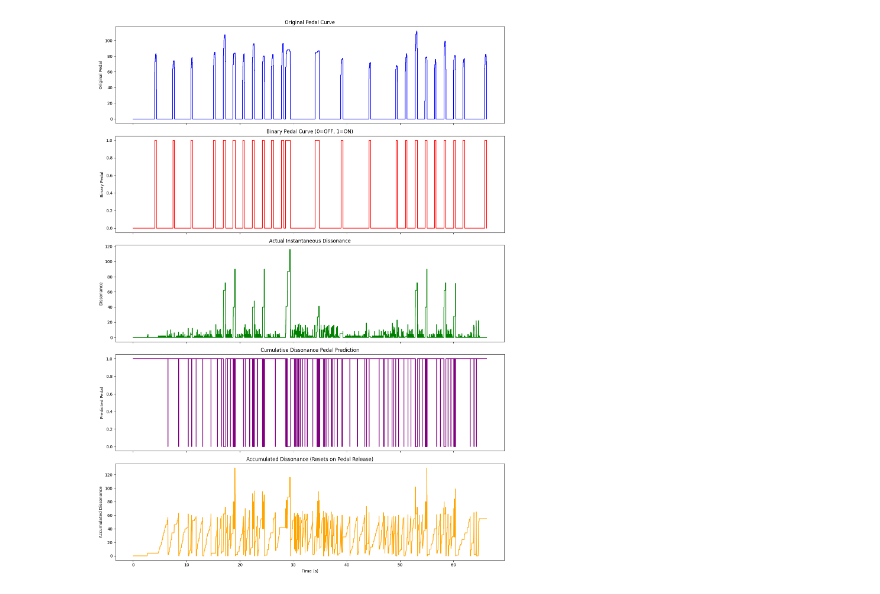
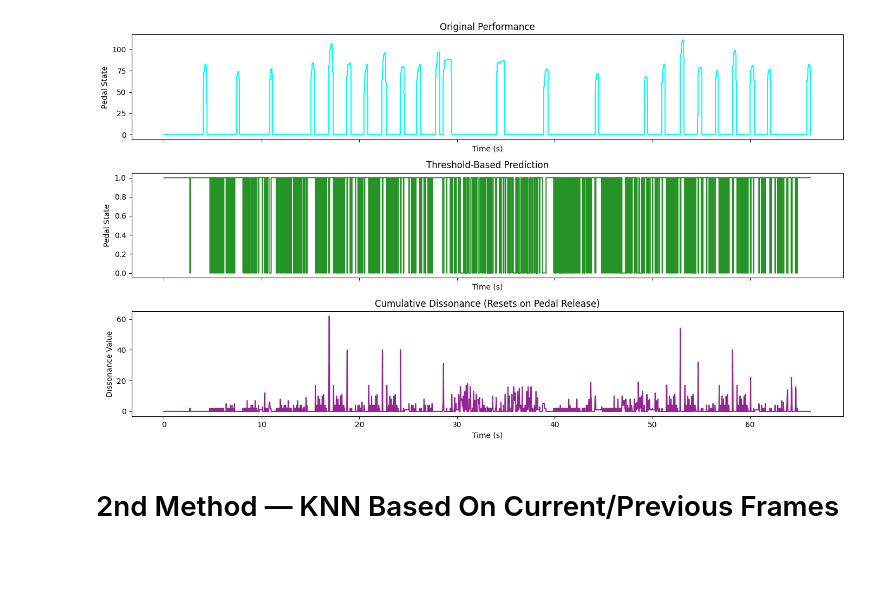
Before and after one commit to acobrien/machine_learning_final_project, a Jupyter notebook: main.ipynb, the cells around one changed output. Drawn from its saved outputs; the diff is of its cells as text; code cells hidden in the pictures; blank space fills up the shorter version.

```diff
--- a/main.ipynb
+++ b/main.ipynb
@@ -1,24 +3,24 @@
 # %%
-!pip install --upgrade mido numpy pandas matplotlib enlighten
+!pip install --upgrade mido numpy pandas matplotlib enlighten scikit-learn
 
 import mido
 import numpy as np
 import pandas as pd
 import matplotlib.pyplot as plt
 import enlighten
-import os
+from sklearn.neighbors import KNeighborsClassifier
 from pathlib import Path
 
 # Load metadata
 df = pd.read_csv("maestro-v3.0.0/maestro-v3.0.0.csv")
 
-# New metadata column for absolute file paths, ChatGPT
+# Add metadata column for absolute file paths
 df["midi_path"] = df["midi_filename"].apply(
     lambda p: Path("maestro-v3.0.0") / p
 )
 
-# Split data. Validate possibly unnecessary
-df_train = df[df["split"] == "train"].head(100) # 962 elements, grab first 100
+# Split data; validation data possibly unnecessary
+df_train = df[df["split"] == "train"].head(50) # 962 elements, grab first 50
 df_validate = df[df["split"] == "validation"] # 137 elements
 df_test  = df[df["split"] == "test"] # 177 elements
 # %% [output]
@@ -54,4 +76,0 @@ def extract_sustain_curve(midi):
-# %%
-def pedal_to_binary(values, threshold):
-    values = np.asarray(values)
-    return (values > threshold).astype(int)
@@ -144,7 +165,7 @@ def cumulative_dissonance(midi_path, tau, fps=50):
     midi = mido.MidiFile(midi_path)
 
     # Dissonance curve
-    diss_times, diss_vals = instantaneous_dissonance(midi)
+    diss_times, diss_vals = compute_dissonance(midi)
     t_grid, diss_res = resample_curve(diss_times, diss_vals, fps=fps)
 
     ped_pred = np.ones_like(diss_res, dtype=int)  # start pedal down
@@ -227,46 +233,39 @@ Learned pedal-release threshold τ = 56.0
 # %%
-# https://www.youtube.com/watch?v=kzhLlNhgJT0
+# https://www.youtube.com/watch?v=CaXhwrzS_0E
 sample = df_test.iloc[14]["midi_path"]
 
 # --- Extract curves ---
 midi = mido.MidiFile(sample)
 
 # Original pedal
 ped_times, ped_values = zip(*extract_sustain_curve(midi))
 ped_values = np.array(ped_values)
-ped_binary = pedal_to_binary(ped_values, threshold=64)
-
-# Instantaneous dissonance
-diss_times, diss_values = instantaneous_dissonance(midi)
+ped_binary = pedal_to_binary(ped_values)
 
 # Predicted pedal via cumulative dissonance
 t_grid, ped_pred, diss_resampled, accum_vals = cumulative_dissonance(sample, tau=tau)
 
 # --- Plot ---
-fig, axs = plt.subplots(5, 1, figsize=(14, 19), sharex=True)
+fig, axs = plt.subplots(3, 1, figsize=(14, 8), sharex=True)
 
-axs[0].step(ped_times, ped_values, where='post', color='blue')
-axs[0].set_ylabel("Original Pedal")
-axs[0].set_title("Original Pedal Curve")
+axs[0].step(ped_times, ped_values, where='post', color='cyan')
+axs[0].set_ylabel("Pedal State")
+axs[0].set_xlabel("Time (s)")
+axs[0].set_title("Original Performance")
 
-axs[1].step(ped_times, ped_binary, where='post', color='red')
-axs[1].set_ylabel("Binary Pedal")
-axs[1].set_title("Binary Pedal Curve (0=OFF, 1=ON)")
+axs[1].step(t_grid, ped_pred, where='post', color='green', alpha=0.85)
+axs[1].set_ylabel("Pedal State")
+axs[1].set_xlabel("Time (s)")
+axs[1].set_title("Threshold-Based Prediction")
 
-axs[2].step(diss_times, diss_values, where='post', color='green')
-axs[2].set_ylabel("Dissonance")
-axs[2].set_title("Actual Instantaneous Dissonance")
-
-axs[3].step(t_grid, ped_pred, where='post', color='purple')
-axs[3].set_ylabel("Predicted Pedal")
-axs[3].set_title("Cumulative Dissonance Pedal Prediction")
-
-axs[4].plot(t_grid, accum_vals, color='orange')
-axs[4].set_ylabel("Accumulated Dissonance")
-axs[4].set_xlabel("Time (s)")
-axs[4].set_title("Accumulated Dissonance (Resets on Pedal Release)")
+axs[2].plot(t_grid, accum_vals, color='purple', alpha=0.85)
+axs[2].set_ylabel("Dissonance Value")
+axs[2].set_xlabel("Time (s)")
+axs[2].set_title("Cumulative Dissonance (Resets on Pedal Release)")
 
 plt.tight_layout()
 plt.show()
 # %% [output]
-[figure, old version]
+[figure, new version]
+# %% [markdown]
+# 2nd Method — KNN Based On Current/Previous Frames
```
Also changed, not shown: parts of 13 cells of this notebook.
